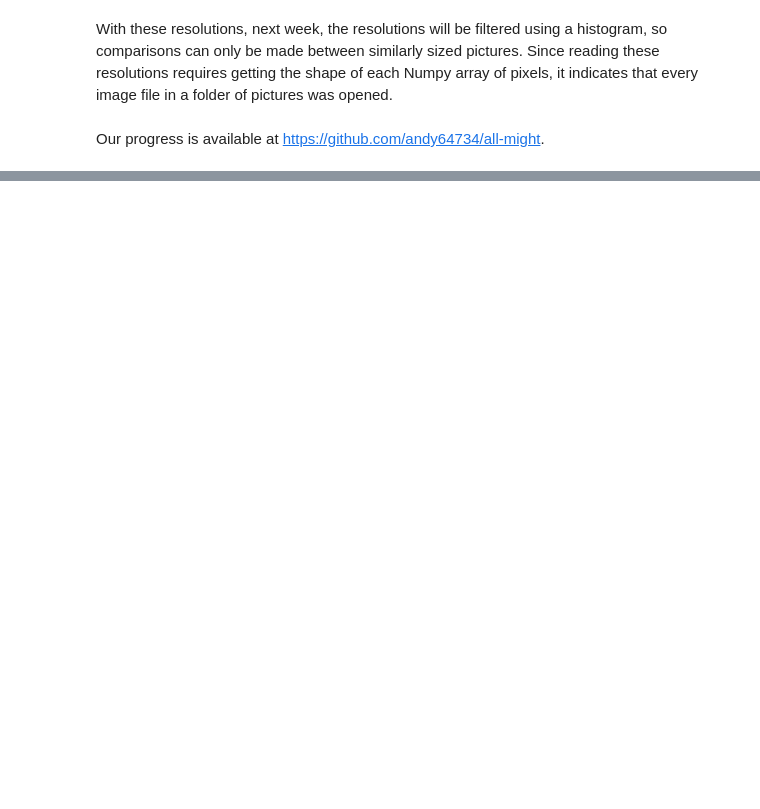
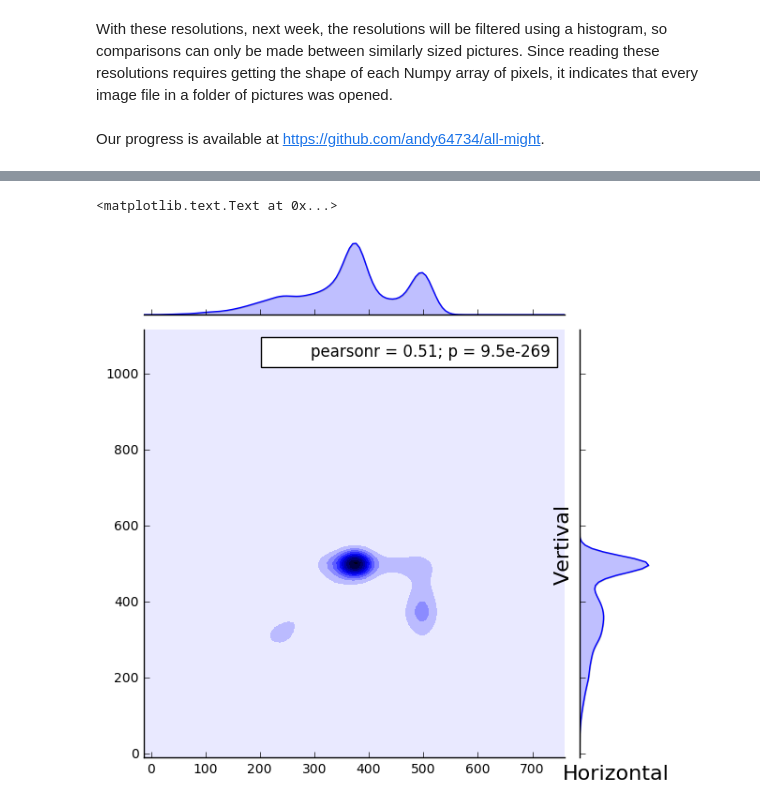
Before and after one commit to andy64734/all-might, a Jupyter notebook: Mopsy and Mocha.ipynb, the cells around one changed output, grey strips where cells are left out. Cells and saved outputs as stored; diff of their text form; code cells hidden in the pictures; blank space fills up the shorter version.

```diff
--- a/Mopsy and Mocha.ipynb
+++ b/Mopsy and Mocha.ipynb
@@ -37,0 +50,8 @@ Our progress is available at https://github.com/andy64734/all-might.
+# %%
+%matplotlib inline
+sns.jointplot(np.array(horiz_reses), np.array(vert_reses), kind="kde")
+plt.xlabel("Horizontal", fontsize=16)
+plt.ylabel("Vertival", fontsize=16)
+# %% [output]
+<matplotlib.text.Text at 0x...>
+[figure, added]
```
Also changed, not shown: parts of 3 cells of this notebook.
